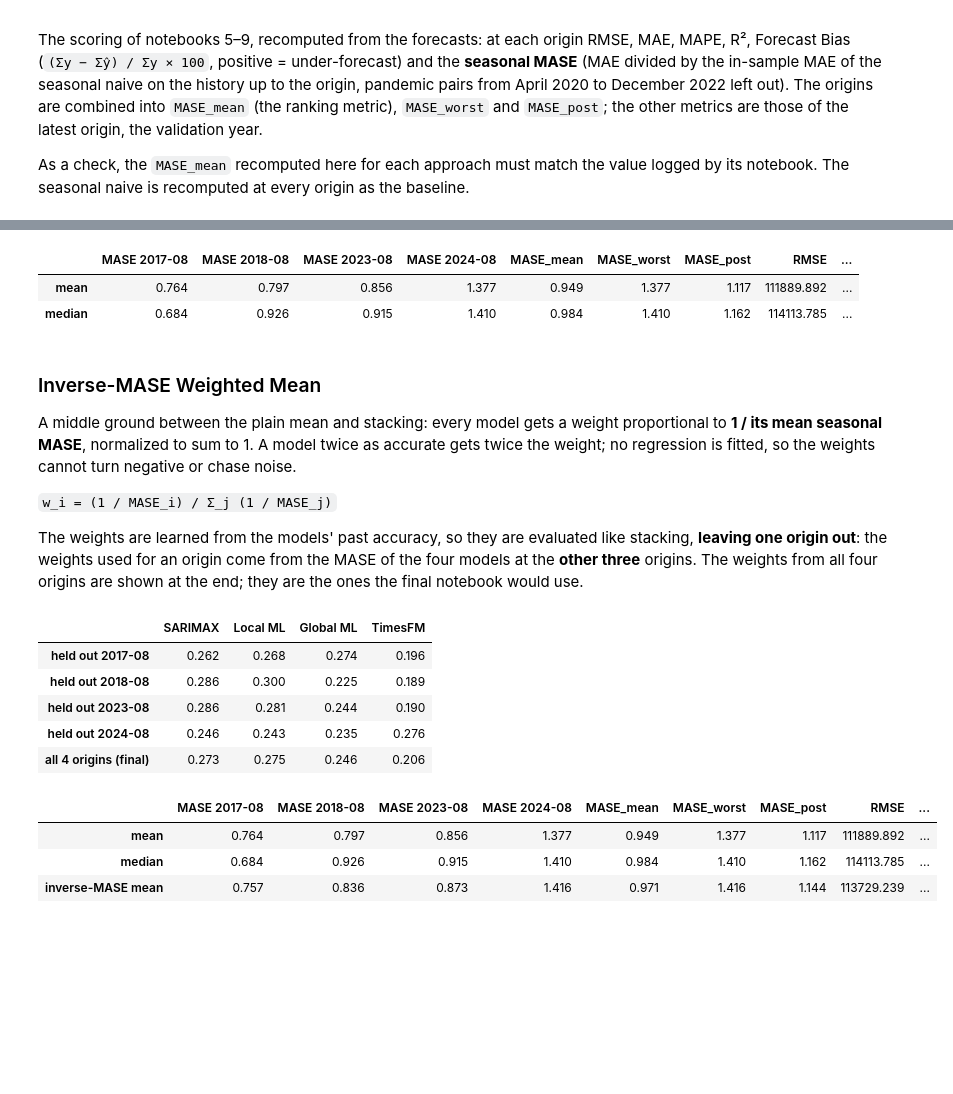
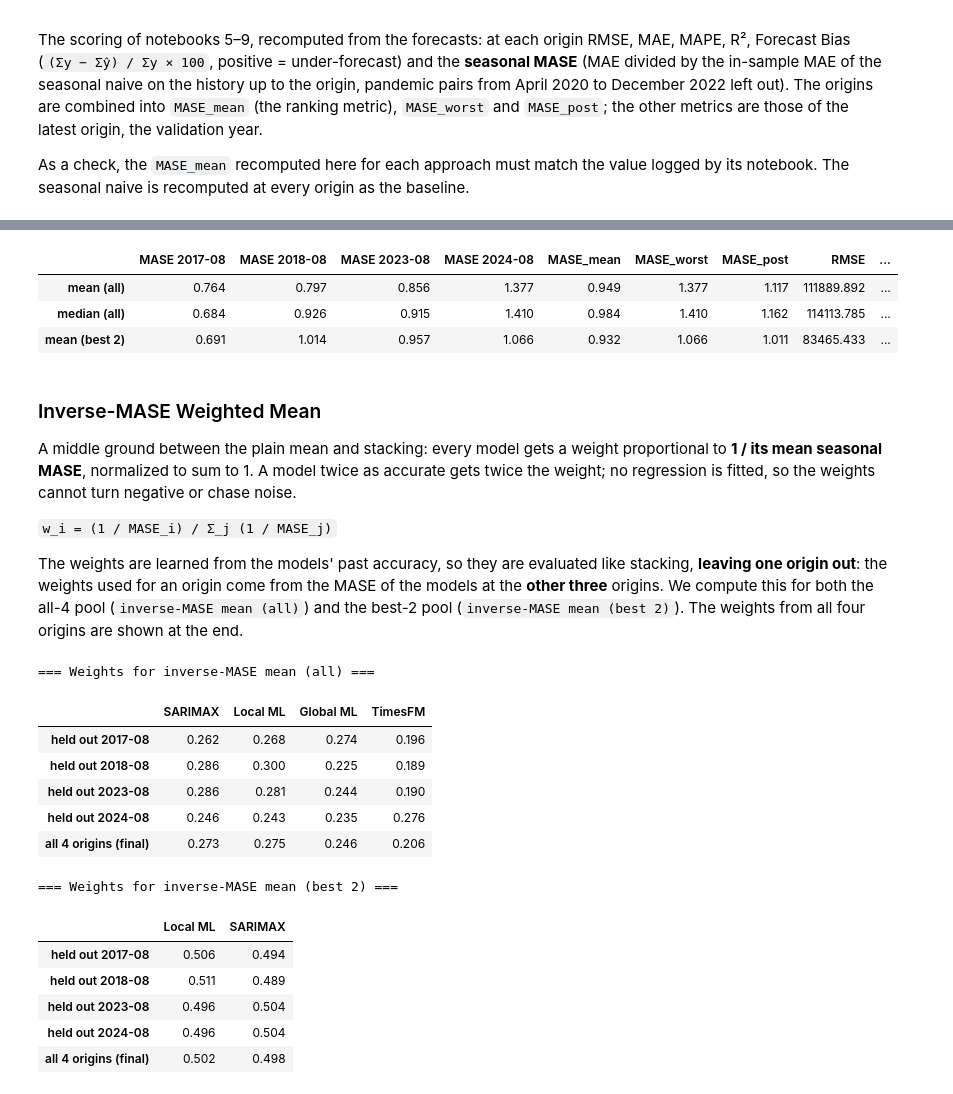
Before and after one commit to Gbrlmoraes/brazil_tourism_forecasting_benchmark, a Jupyter notebook: notebooks/10_ensembling_and_stacking.ipynb, the cells around one changed output, grey strips where cells are left out. Cells and saved outputs as stored; diff of their text form; code cells hidden in the pictures; blank space fills up the shorter version.

```diff
--- a/notebooks/10_ensembling_and_stacking.ipynb
+++ b/notebooks/10_ensembling_and_stacking.ipynb
@@ -229,6 +234,11 @@ for approach in APPROACHES:
     logged = members[approach]['MASE_mean (logged)']
     assert np.isclose(results[approach]['MASE_mean'], logged), (approach, logged)
 print('Recomputed MASE_mean matches the value logged by every notebook')
+
+# identify the best 2 overall models by lowest MASE_mean
+BEST_2_APPROACHES = sorted(APPROACHES, key=lambda a: results[a]['MASE_mean'])[:2]
+print(f'Best 2 overall single models: {BEST_2_APPROACHES}')
+
 pd.DataFrame(results).T.round(3)
 # %% [output]
 Recomputed MASE_mean matches the value logged by every notebook
@@ -251,15 +261,17 @@ origins, exactly like the individual models.
 # %%
 ensembles = {
-    'mean': forecasts[APPROACHES].mean(axis=1),
-    'median': forecasts[APPROACHES].median(axis=1),
+    'mean (all)': forecasts[APPROACHES].mean(axis=1),
+    'median (all)': forecasts[APPROACHES].median(axis=1),
+    'mean (best 2)': forecasts[BEST_2_APPROACHES].mean(axis=1),
 }
 for name, predicted in ensembles.items():
     results[name] = evaluate(predicted)
-pd.DataFrame({name: results[name] for name in ['mean', 'median']}).T.round(3)
+pd.DataFrame({name: results[name] for name in ensembles}).T.round(3)
 # %% [output]
 |  | MASE 2017-08 | MASE 2018-08 | MASE 2023-08 | MASE 2024-08 | MASE_mean | MASE_worst | MASE_post | RMSE | ... |
-| mean | 0.764 | 0.797 | 0.856 | 1.377 | 0.949 | 1.377 | 1.117 | 111889.892 | ... |
-| median | 0.684 | 0.926 | 0.915 | 1.410 | 0.984 | 1.410 | 1.162 | 114113.785 | ... |
+| mean (all) | 0.764 | 0.797 | 0.856 | 1.377 | 0.949 | 1.377 | 1.117 | 111889.892 | ... |
+| median (all) | 0.684 | 0.926 | 0.915 | 1.410 | 0.984 | 1.410 | 1.162 | 114113.785 | ... |
+| mean (best 2) | 0.691 | 1.014 | 0.957 | 1.066 | 0.932 | 1.066 | 1.011 | 83465.433 | ... |
 # %% [markdown]
 ### Inverse-MASE Weighted Mean
 
@@ -270,47 +282,59 @@ weight; no regression is fitted, so the weights cannot turn negative or chase no
 `w_i = (1 / MASE_i) / Σ_j (1 / MASE_j)`
 
 The weights are learned from the models' past accuracy, so they are evaluated like stacking,
-**leaving one origin out**: the weights used for an origin come from the MASE of the four models
-at the **other three** origins. The weights from all four origins are shown at the end; they are
-the ones the final notebook would use.
+**leaving one origin out**: the weights used for an origin come from the MASE of the models
+at the **other three** origins. We compute this for both the all-4 pool (`inverse-MASE mean (all)`)
+and the best-2 pool (`inverse-MASE mean (best 2)`). The weights from all four origins are shown at the end.
 # %%
-def inverse_mase_weights(labels):
+def inverse_mase_weights(labels, members_list):
     """Weights proportional to 1 / mean seasonal MASE over the given origins."""
     mase = pd.Series({
         approach: np.mean([results[approach][f'MASE {label}'] for label in labels])
-        for approach in APPROACHES
+        for approach in members_list
     })
     inverse = 1 / mase
     return inverse / inverse.sum()
 
 
-inverse_mase = pd.Series(np.nan, index=forecasts.index)
-inverse_mase_table = {}
-for held_out in ORIGIN_LABELS:
-    w = inverse_mase_weights([label for label in ORIGIN_LABELS if label != held_out])
-    held = forecasts.xs(held_out, level='origin', drop_level=False)
-    inverse_mase.loc[held.index] = (
-        held[APPROACHES].to_numpy() @ w[APPROACHES].to_numpy()
-    )
-    inverse_mase_table[f'held out {held_out}'] = w
+for subset_label, members_list in [('all', APPROACHES), ('best 2', BEST_2_APPROACHES)]:
+    name = f'inverse-MASE mean ({subset_label})'
+    inv_series = pd.Series(np.nan, index=forecasts.index)
+    table = {}
+    for held_out in ORIGIN_LABELS:
+        w = inverse_mase_weights([l for l in ORIGIN_LABELS if l != held_out], members_list)
+        held = forecasts.xs(held_out, level='origin', drop_level=False)
+        inv_series.loc[held.index] = held[members_list].to_numpy() @ w[members_list].to_numpy()
+        table[f'held out {held_out}'] = w
+    ensembles[name] = inv_series
+    results[name] = evaluate(inv_series)
 
-ensembles['inverse-MASE mean'] = inverse_mase
-results['inverse-MASE mean'] = evaluate(inverse_mase)
+    final_w = inverse_mase_weights(ORIGIN_LABELS, members_list)
+    table['all 4 origins (final)'] = final_w
+    print(f'=== Weights for {name} ===')
+    display(pd.DataFrame(table).T.round(3))
 
-final_inverse_mase_weights = inverse_mase_weights(ORIGIN_LABELS)
-inverse_mase_table['all 4 origins (final)'] = final_inverse_mase_weights
-display(pd.DataFrame(inverse_mase_table).T.round(3))
 pd.DataFrame({
-    name: results[name] for name in ['mean', 'median', 'inverse-MASE mean']
+    name: results[name]
+    for name in [
+        'mean (all)',
+        'median (all)',
+        'inverse-MASE mean (all)',
+        'mean (best 2)',
+        'inverse-MASE mean (best 2)',
+    ]
 }).T.round(3)
 # %% [output]
+=== Weights for inverse-MASE mean (all) ===
 |  | SARIMAX | Local ML | Global ML | TimesFM |
 | held out 2017-08 | 0.262 | 0.268 | 0.274 | 0.196 |
 | held out 2018-08 | 0.286 | 0.300 | 0.225 | 0.189 |
 | held out 2023-08 | 0.286 | 0.281 | 0.244 | 0.190 |
 | held out 2024-08 | 0.246 | 0.243 | 0.235 | 0.276 |
 | all 4 origins (final) | 0.273 | 0.275 | 0.246 | 0.206 |
+=== Weights for inverse-MASE mean (best 2) ===
-|  | MASE 2017-08 | MASE 2018-08 | MASE 2023-08 | MASE 2024-08 | MASE_mean | MASE_worst | MASE_post | RMSE | ... |
-| mean | 0.764 | 0.797 | 0.856 | 1.377 | 0.949 | 1.377 | 1.117 | 111889.892 | ... |
-| median | 0.684 | 0.926 | 0.915 | 1.410 | 0.984 | 1.410 | 1.162 | 114113.785 | ... |
-| inverse-MASE mean | 0.757 | 0.836 | 0.873 | 1.416 | 0.971 | 1.416 | 1.144 | 113729.239 | ... |
+|  | Local ML | SARIMAX |
+| held out 2017-08 | 0.506 | 0.494 |
+| held out 2018-08 | 0.511 | 0.489 |
+| held out 2023-08 | 0.496 | 0.504 |
+| held out 2024-08 | 0.496 | 0.504 |
+| all 4 origins (final) | 0.502 | 0.498 |
```
Also changed, not shown: parts of 15 cells of this notebook, 1 other file.
